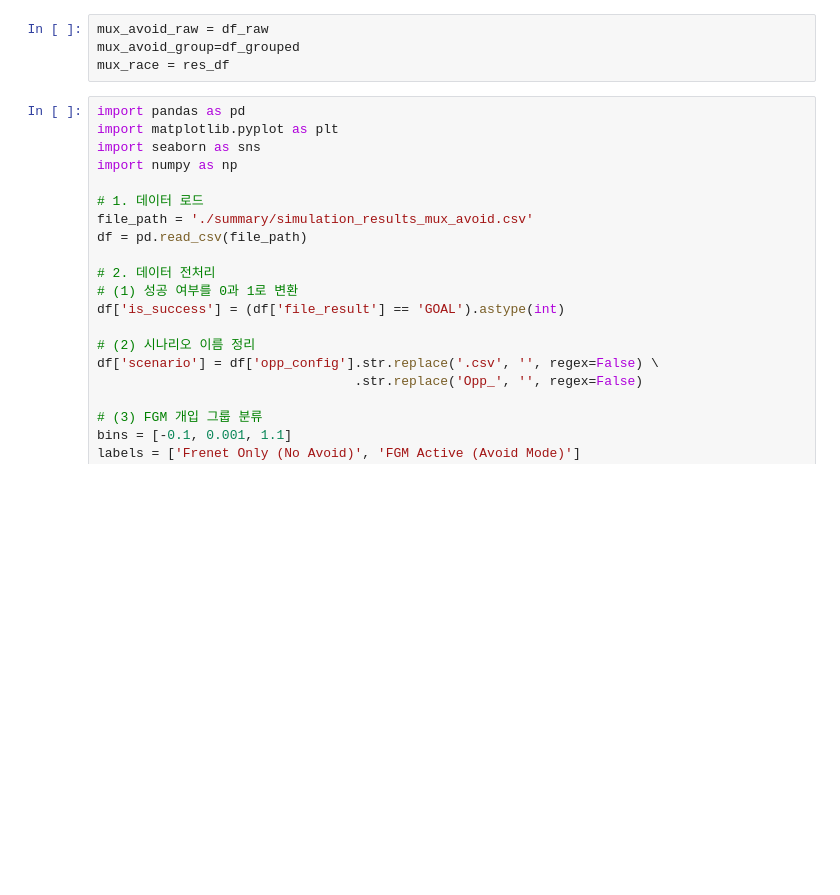
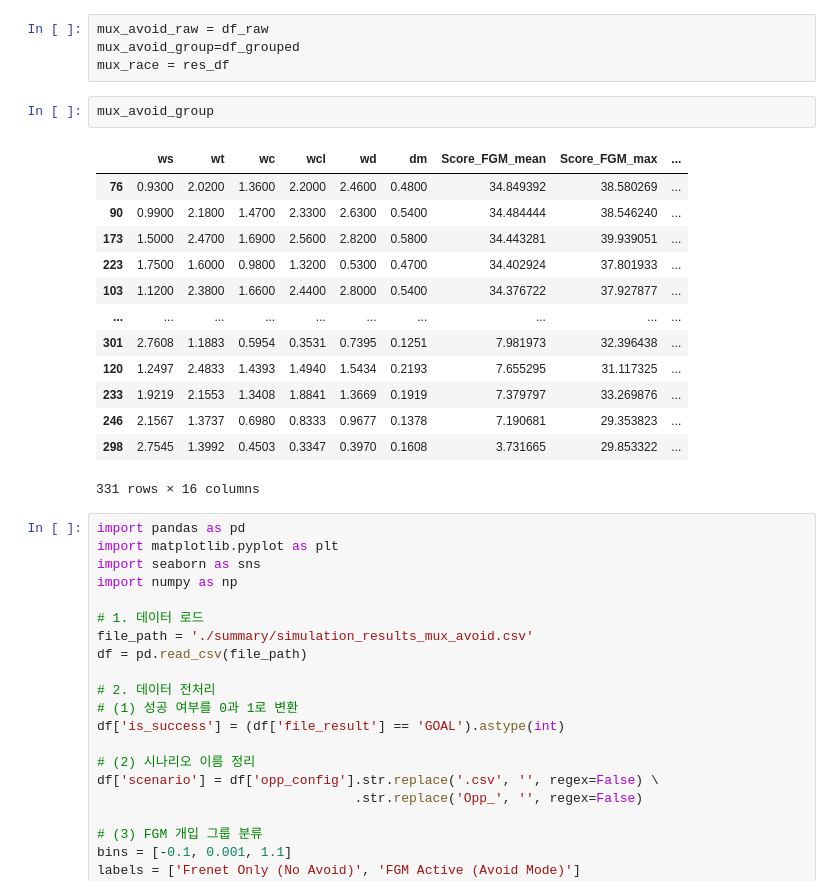
Before and after one commit to SSUNOWL/ROS2_AUTODRIVING, a Jupyter notebook: analyze_mux_logs.ipynb, the cells around one changed output. Saved outputs shown, nothing was run; the diff lists cells and outputs as text; blank space fills up the shorter version.

```diff
--- a/analyze_mux_logs.ipynb
+++ b/analyze_mux_logs.ipynb
@@ -568,6 +568,22 @@ else:
 mux_avoid_raw = df_raw
 mux_avoid_group=df_grouped
 mux_race = res_df
+# %%
+mux_avoid_group
+# %% [output]
+|  | ws | wt | wc | wcl | wd | dm | Score_FGM_mean | Score_FGM_max | ... |
+| 76 | 0.9300 | 2.0200 | 1.3600 | 2.2000 | 2.4600 | 0.4800 | 34.849392 | 38.580269 | ... |
+| 90 | 0.9900 | 2.1800 | 1.4700 | 2.3300 | 2.6300 | 0.5400 | 34.484444 | 38.546240 | ... |
+| 173 | 1.5000 | 2.4700 | 1.6900 | 2.5600 | 2.8200 | 0.5800 | 34.443281 | 39.939051 | ... |
+| 223 | 1.7500 | 1.6000 | 0.9800 | 1.3200 | 0.5300 | 0.4700 | 34.402924 | 37.801933 | ... |
+| 103 | 1.1200 | 2.3800 | 1.6600 | 2.4400 | 2.8000 | 0.5400 | 34.376722 | 37.927877 | ... |
+| ... | ... | ... | ... | ... | ... | ... | ... | ... | ... |
+| 301 | 2.7608 | 1.1883 | 0.5954 | 0.3531 | 0.7395 | 0.1251 | 7.981973 | 32.396438 | ... |
+| 120 | 1.2497 | 2.4833 | 1.4393 | 1.4940 | 1.5434 | 0.2193 | 7.655295 | 31.117325 | ... |
+| 233 | 1.9219 | 2.1553 | 1.3408 | 1.8841 | 1.3669 | 0.1919 | 7.379797 | 33.269876 | ... |
+| 246 | 2.1567 | 1.3737 | 0.6980 | 0.8333 | 0.9677 | 0.1378 | 7.190681 | 29.353823 | ... |
+| 298 | 2.7545 | 1.3992 | 0.4503 | 0.3347 | 0.3970 | 0.1608 | 3.731665 | 29.853322 | ... |
+331 rows × 16 columns
 # %%
 import pandas as pd
 import matplotlib.pyplot as plt
```
Also changed, not shown: parts of 14 cells of this notebook, 3 other files.
